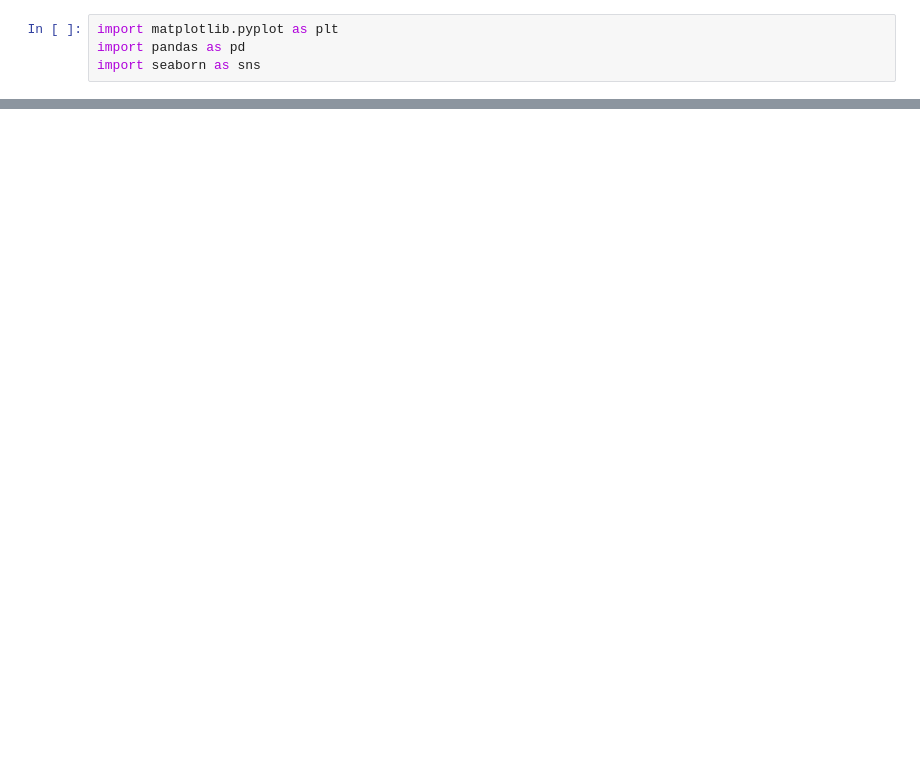
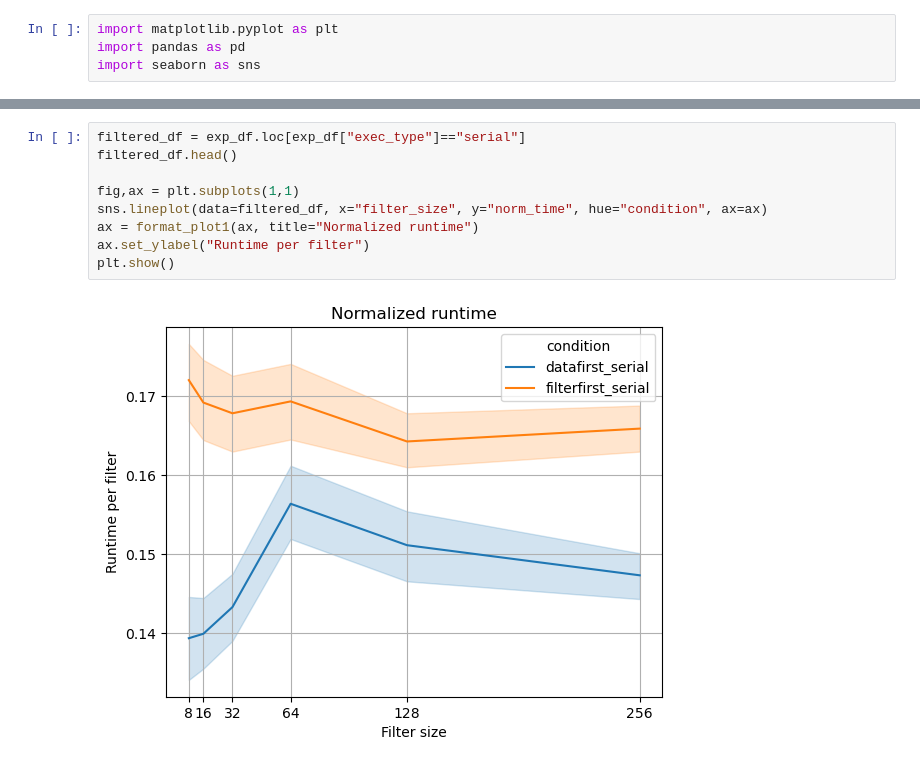
Before and after one commit to jabarragann/pplectures2022, a Jupyter notebook: activities/Activity2/analyze_results.ipynb, the cells around one changed output, grey strips where cells are left out. Drawn from its saved outputs; the diff is of its cells as text; blank space fills up the shorter version.

```diff
--- a/activities/Activity2/analyze_results.ipynb
+++ b/activities/Activity2/analyze_results.ipynb
@@ -12,0 +47,11 @@ def format_plot1(ax, title=None):
+# %%
+filtered_df = exp_df.loc[exp_df["exec_type"]=="serial"]
+filtered_df.head()
+
+fig,ax = plt.subplots(1,1)
+sns.lineplot(data=filtered_df, x="filter_size", y="norm_time", hue="condition", ax=ax)
+ax = format_plot1(ax, title="Normalized runtime")
+ax.set_ylabel("Runtime per filter")
+plt.show()
+# %% [output]
+[figure, added]
```
Also changed, not shown: parts of 20 cells of this notebook, 2 other files.
